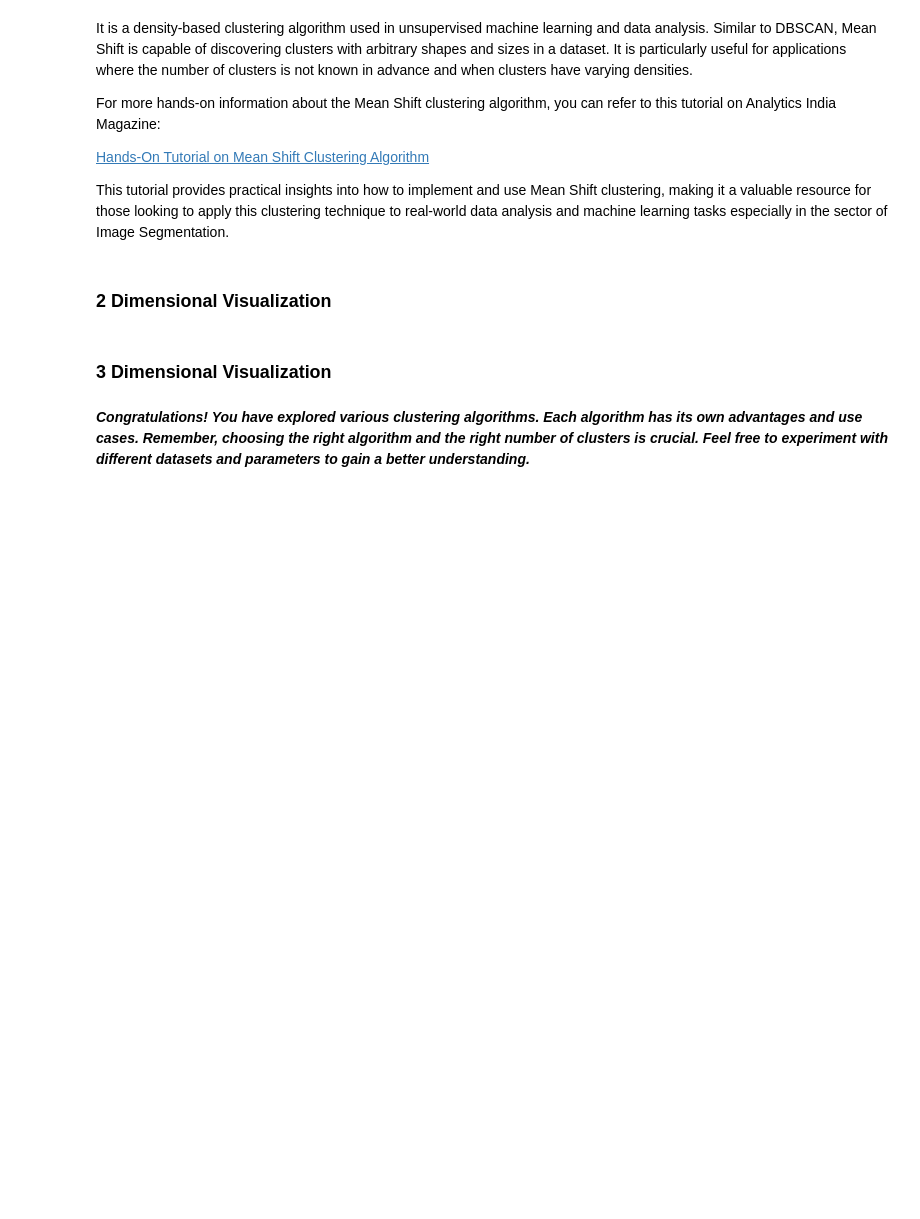
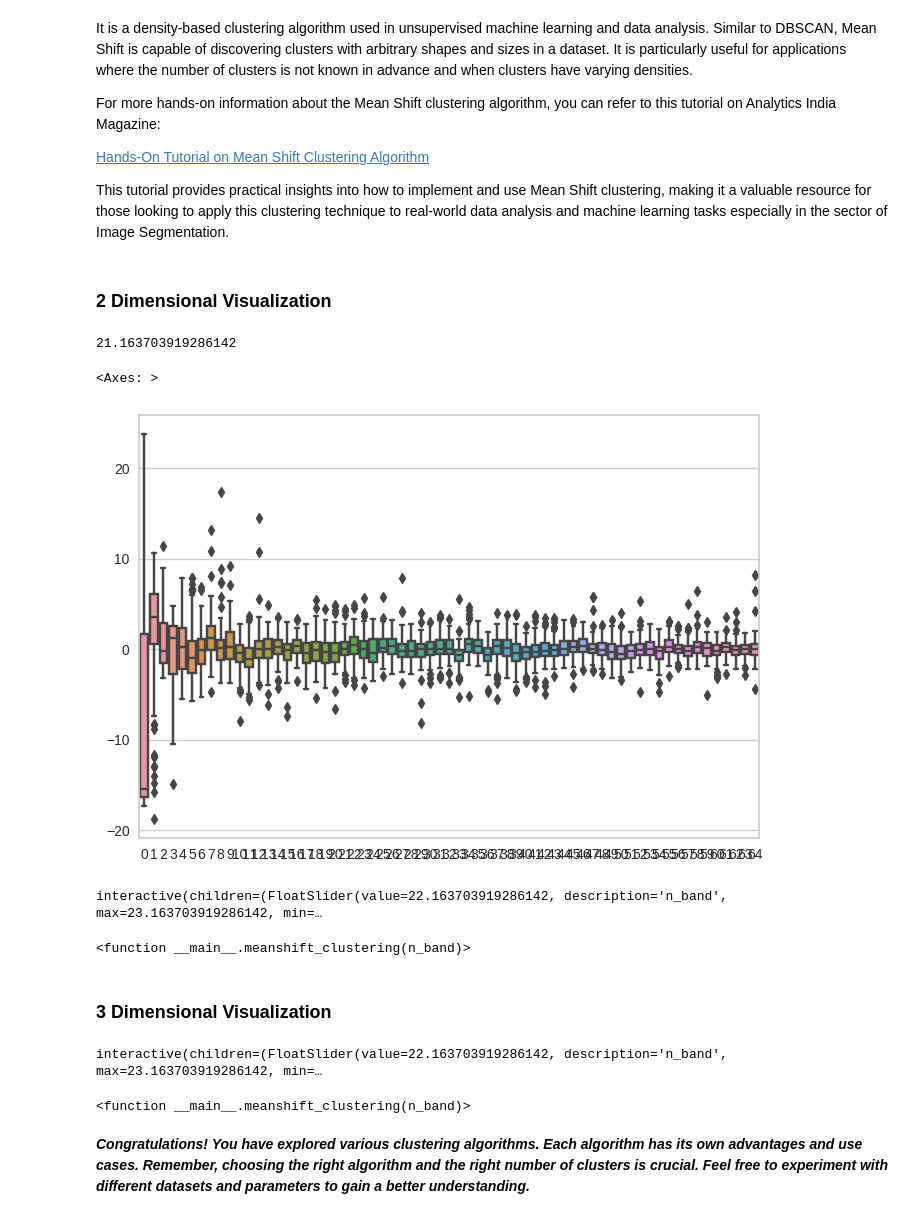
Before and after one commit to MonilMehta/Synapse_LP, a Jupyter notebook: Synapse_LP_Week3.ipynb, the cells around one changed output. Saved outputs shown, nothing was run; the diff lists cells and outputs as text; code cells hidden in the pictures; blank space fills up the shorter version.

```diff
--- a/Synapse_LP_Week3.ipynb
+++ b/Synapse_LP_Week3.ipynb
@@ -586,14 +611,37 @@ For more hands-on information about the Mean Shift clustering algorithm, you can
 This tutorial provides practical insights into how to implement and use Mean Shift clustering, making it a valuable resource for those looking to apply this clustering technique to real-world data analysis and machine learning tasks especially in the sector of Image Segmentation.
 # %% [markdown]
 ### 2 Dimensional Visualization
+# %%
+#To find the ideal value of bandwidth
+from sklearn.cluster import estimate_bandwidth
+bandwidth_estimate = estimate_bandwidth(X_pca, quantile=0.3, n_samples=None, random_state=42, n_jobs=None)
+bandwidth_estimate
+# %% [output]
+21.163703919286142
+# %%
+import seaborn as sns
+sns.boxplot(X_pca[:100])
+#just to check the outliers as Mean shift clustering is affected by it
+# %% [output]
+<Axes: >
+[figure, added]
 # %%
 # Perform Mean Shift clustering with interactive widget
 def meanshift_clustering(n_band):
     mean_shift = MeanShift(bandwidth=n_band)
-    mean_shift_labels = # Write Code here
+    mean_shift_labels = mean_shift.fit_predict(X_pca)
+    # Write the whole plotting part of the code
+    plt.figure(figsize=(8, 6))
+    plt.scatter(X_pca[:, 0], X_pca[:, 1], c=mean_shift_labels, cmap='viridis', edgecolors='k')
+    plt.xlabel('Feature 1 (Standardized)')
+    plt.ylabel('Feature 2 (Standardized)')
+    plt.title('DBScan Clustering')
+    plt.legend()
+    plt.show()
 
-    # Write the whole plotting part of the code
-
-interact(meanshift_clustering, n_band=(,,)) # Fill here
+interact(meanshift_clustering, n_band=(bandwidth_estimate,bandwidth_estimate+2,1)) # Fill here
+# %% [output]
+interactive(children=(FloatSlider(value=22.163703919286142, description='n_band', max=23.163703919286142, min=…
+<function __main__.meanshift_clustering(n_band)>
 # %% [markdown]
 ### 3 Dimensional Visualization
@@ -606,3 +648,23 @@ interact(meanshift_clustering, n_band=(,,))
+# %%
+# Perform Mean Shift clustering with interactive widget
+def meanshift_clustering(n_band):
+    mean_shift = MeanShift(bandwidth=n_band)
+    men_shift_labels_3d = mean_shift.fit_predict(X_pca)
+
+    # Write the whole plotting part of the code
+    fig = plt.figure(figsize=(10, 8))
+    ax = fig.add_subplot(111, projection='3d')
+    ax.scatter(X_pca[:, 0], X_pca[:, 1], X_pca[:, 2], c=men_shift_labels_3d, cmap='viridis', edgecolors='k')
+    ax.set_xlabel('Feature 1 (Standardized)')
+    ax.set_ylabel('Feature 2 (Standardized)')
+    ax.set_zlabel('Feature 3 (Standardized)')
+    ax.set_title('Mean Shift Clustering')
+    plt.show()
+
+interact(meanshift_clustering, n_band=(bandwidth_estimate,bandwidth_estimate+2,1)) # Fill here
+# %% [output]
+interactive(children=(FloatSlider(value=22.163703919286142, description='n_band', max=23.163703919286142, min=…
+<function __main__.meanshift_clustering(n_band)>
 # %% [markdown]
 ***Congratulations! You have explored various clustering algorithms. Each algorithm has its own advantages and use cases. Remember, choosing the right algorithm and the right number of clusters is crucial. Feel free to experiment with different datasets and parameters to gain a better understanding.***
 # %% [markdown]
```
Also changed, not shown: parts of 9 cells of this notebook.
